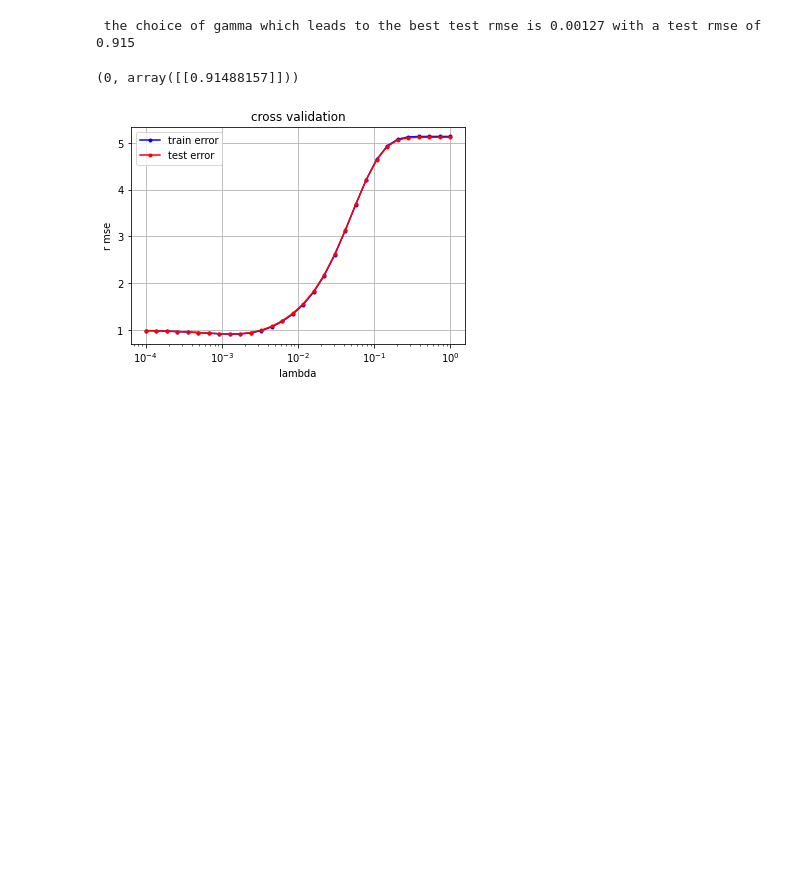
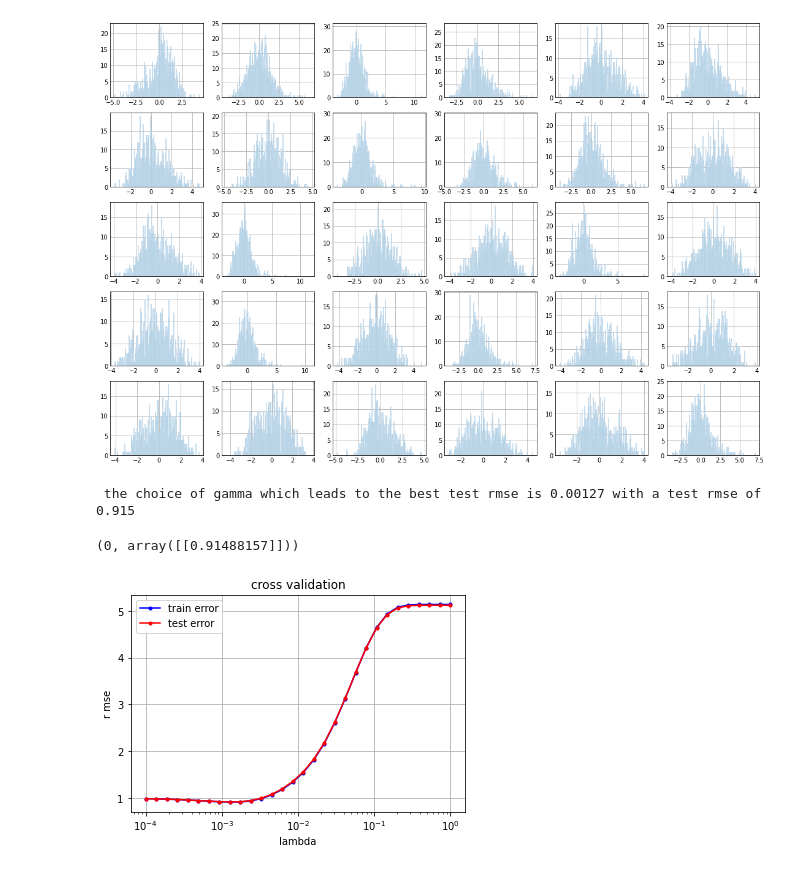
Before and after one commit to mateo762/logistic-regression-higgs-boson, a Jupyter notebook: Project1_mio.ipynb, the cells around one changed output. Cells and saved outputs as stored; diff of their text form; code cells hidden in the pictures; blank space fills up the shorter version.

```diff
--- a/Project1_mio.ipynb
+++ b/Project1_mio.ipynb
@@ -26,3 +51,25 @@ tx = np.c_[np.ones((y.shape[0], 1)), x]
+# %%
+plt.style.use('_mpl-gallery')
+# make data
+np.random.seed(1)
+# plot:
+fig, ax = plt.subplots(5,6)
+
+fig.set_size_inches(15, 10)
+i=0
+j=0
+for feature in x.T:
+    x1 = np.random.normal(feature)
+    ax[i,j].hist(x1, bins=200, linewidth=0.5, edgecolor="white")
+    if j==5:
+        j = 0
+        i += 1
+    else:
+        j += 1
+
+plt.show()
+# %% [output]
+[figure, added]
 # %%
 axis = 0 #rows (0), columns (1)
 obj = [4,5,6,9,21,24,25,26,27,28,29]
```
Also changed, not shown: parts of 2 cells of this notebook, 4 other files.
